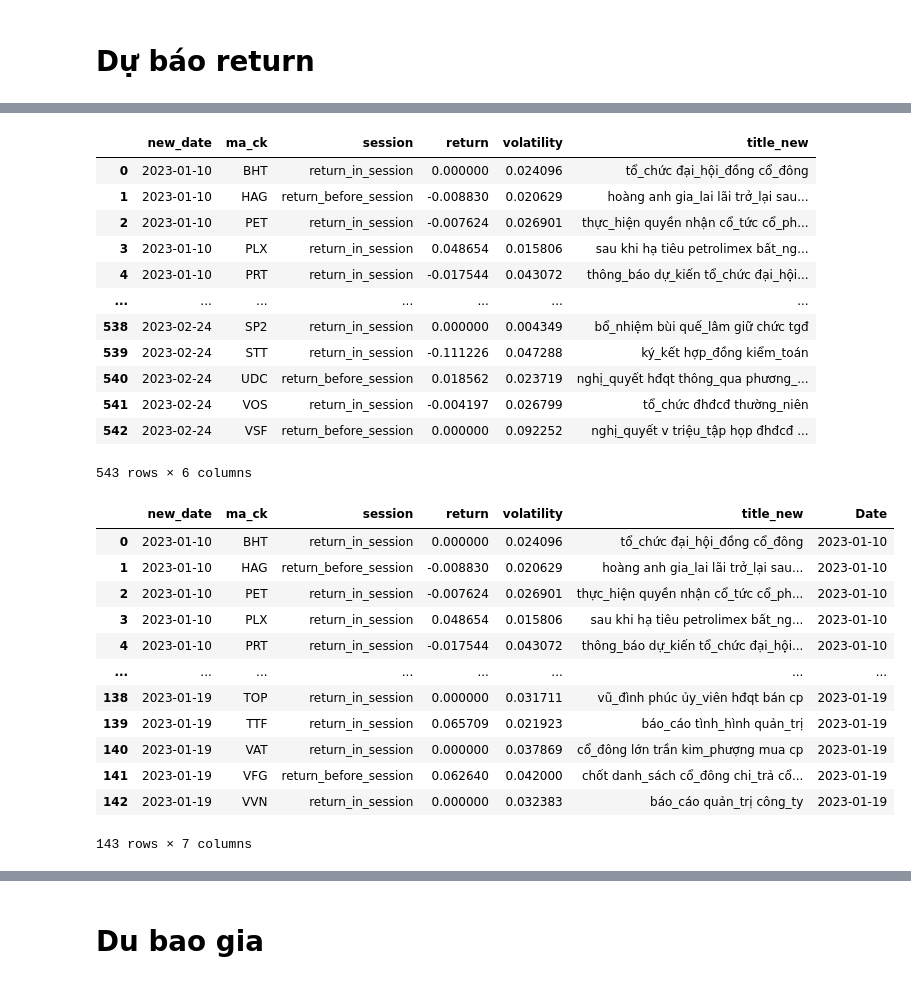
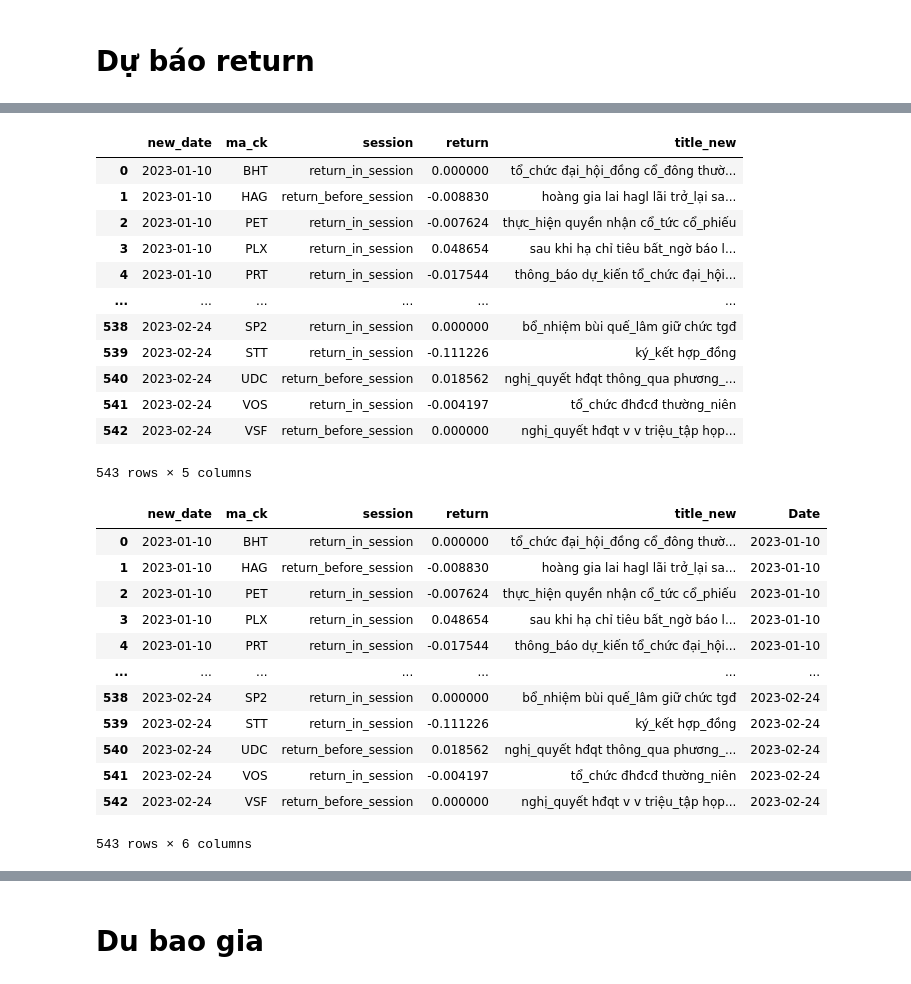
Before and after one commit to ThuLuu1411/NLP-and-Stock-forecast-by-Financial-Sentiments, a Jupyter notebook: notebooks/Step5_Prediction.ipynb, the cells around one changed output, grey strips where cells are left out. Cells and saved outputs as stored; diff of their text form; code cells hidden in the pictures.

```diff
--- a/notebooks/Step5_Prediction.ipynb
+++ b/notebooks/Step5_Prediction.ipynb
@@ -10,3 +8,22 @@ os.chdir(path)
+# %%
+#Tạo đường link
+import sys
+import os
+
+current = os.path.abspath('')
+parent = os.path.dirname(current)
+grandparent = os.path.dirname(parent)
+# %%
+#File path
+
+#Model
+model_file = parent+"/data/processed/regression_model.sav"
+
+#Media data
+input_file = parent+"/data/processed/input_table.csv"
+
+## File stock data
+price_file = parent+'/data/processed/price07_01_2023.xlsx'
 # %% [markdown]
 # Dự báo return
 # %%
@@ -34,38 +51,38 @@ array(['bctc', 'biên_bản', 'biến_động', 'bks', 'bán', 'bán_niên',
 # %%
-data = pd.read_csv('Preprocessing/20230305/input_table.csv')
+data = pd.read_csv(input_file)
 data
 # %% [output]
-|  | new_date | ma_ck | session | return | volatility | title_new |
-| 0 | 2023-01-10 | BHT | return_in_session | 0.000000 | 0.024096 | tổ_chức đại_hội_đồng cổ_đông |
-| 1 | 2023-01-10 | HAG | return_before_session | -0.008830 | 0.020629 | hoàng anh gia_lai lãi trở_lại sau... |
-| 2 | 2023-01-10 | PET | return_in_session | -0.007624 | 0.026901 | thực_hiện quyền nhận cổ_tức cổ_ph... |
-| 3 | 2023-01-10 | PLX | return_in_session | 0.048654 | 0.015806 | sau khi hạ tiêu petrolimex bất_ng... |
-| 4 | 2023-01-10 | PRT | return_in_session | -0.017544 | 0.043072 | thông_báo dự_kiến tổ_chức đại_hội... |
-| ... | ... | ... | ... | ... | ... | ... |
-| 538 | 2023-02-24 | SP2 | return_in_session | 0.000000 | 0.004349 | bổ_nhiệm bùi quế_lâm giữ chức tgđ |
-| 539 | 2023-02-24 | STT | return_in_session | -0.111226 | 0.047288 | ký_kết hợp_đồng kiểm_toán |
-| 540 | 2023-02-24 | UDC | return_before_session | 0.018562 | 0.023719 | nghị_quyết hđqt thông_qua phương_... |
-| 541 | 2023-02-24 | VOS | return_in_session | -0.004197 | 0.026799 | tổ_chức đhđcđ thường_niên |
-| 542 | 2023-02-24 | VSF | return_before_session | 0.000000 | 0.092252 | nghị_quyết v triệu_tập họp đhđcđ ... |
+|  | new_date | ma_ck | session | return | title_new |
+| 0 | 2023-01-10 | BHT | return_in_session | 0.000000 | tổ_chức đại_hội_đồng cổ_đông thườ... |
+| 1 | 2023-01-10 | HAG | return_before_session | -0.008830 | hoàng gia lai hagl lãi trở_lại sa... |
+| 2 | 2023-01-10 | PET | return_in_session | -0.007624 | thực_hiện quyền nhận cổ_tức cổ_phiếu |
+| 3 | 2023-01-10 | PLX | return_in_session | 0.048654 | sau khi hạ chỉ tiêu bất_ngờ báo l... |
+| 4 | 2023-01-10 | PRT | return_in_session | -0.017544 | thông_báo dự_kiến tổ_chức đại_hội... |
+| ... | ... | ... | ... | ... | ... |
+| 538 | 2023-02-24 | SP2 | return_in_session | 0.000000 | bổ_nhiệm bùi quế_lâm giữ chức tgđ |
+| 539 | 2023-02-24 | STT | return_in_session | -0.111226 | ký_kết hợp_đồng |
+| 540 | 2023-02-24 | UDC | return_before_session | 0.018562 | nghị_quyết hđqt thông_qua phương_... |
+| 541 | 2023-02-24 | VOS | return_in_session | -0.004197 | tổ_chức đhđcđ thường_niên |
+| 542 | 2023-02-24 | VSF | return_before_session | 0.000000 | nghị_quyết hđqt v v triệu_tập họp... |
-543 rows × 6 columns
+543 rows × 5 columns
 # %%
 data['Date'] = pd.DatetimeIndex(data['new_date'])
-data = data[data['Date']<'2023-01-20'].reset_index(drop=True)
+data = data.reset_index(drop=True)
 data
 # %% [output]
-|  | new_date | ma_ck | session | return | volatility | title_new | Date |
-| 0 | 2023-01-10 | BHT | return_in_session | 0.000000 | 0.024096 | tổ_chức đại_hội_đồng cổ_đông | 2023-01-10 |
-| 1 | 2023-01-10 | HAG | return_before_session | -0.008830 | 0.020629 | hoàng anh gia_lai lãi trở_lại sau... | 2023-01-10 |
-| 2 | 2023-01-10 | PET | return_in_session | -0.007624 | 0.026901 | thực_hiện quyền nhận cổ_tức cổ_ph... | 2023-01-10 |
-| 3 | 2023-01-10 | PLX | return_in_session | 0.048654 | 0.015806 | sau khi hạ tiêu petrolimex bất_ng... | 2023-01-10 |
-| 4 | 2023-01-10 | PRT | return_in_session | -0.017544 | 0.043072 | thông_báo dự_kiến tổ_chức đại_hội... | 2023-01-10 |
-| ... | ... | ... | ... | ... | ... | ... | ... |
-| 138 | 2023-01-19 | TOP | return_in_session | 0.000000 | 0.031711 | vũ_đình phúc ủy_viên hđqt bán cp | 2023-01-19 |
-| 139 | 2023-01-19 | TTF | return_in_session | 0.065709 | 0.021923 | báo_cáo tình_hình quản_trị | 2023-01-19 |
-| 140 | 2023-01-19 | VAT | return_in_session | 0.000000 | 0.037869 | cổ_đông lớn trần kim_phượng mua cp | 2023-01-19 |
-| 141 | 2023-01-19 | VFG | return_before_session | 0.062640 | 0.042000 | chốt danh_sách cổ_đông chi_trả cổ... | 2023-01-19 |
-| 142 | 2023-01-19 | VVN | return_in_session | 0.000000 | 0.032383 | báo_cáo quản_trị công_ty | 2023-01-19 |
+|  | new_date | ma_ck | session | return | title_new | Date |
+| 0 | 2023-01-10 | BHT | return_in_session | 0.000000 | tổ_chức đại_hội_đồng cổ_đông thườ... | 2023-01-10 |
+| 1 | 2023-01-10 | HAG | return_before_session | -0.008830 | hoàng gia lai hagl lãi trở_lại sa... | 2023-01-10 |
+| 2 | 2023-01-10 | PET | return_in_session | -0.007624 | thực_hiện quyền nhận cổ_tức cổ_phiếu | 2023-01-10 |
+| 3 | 2023-01-10 | PLX | return_in_session | 0.048654 | sau khi hạ chỉ tiêu bất_ngờ báo l... | 2023-01-10 |
+| 4 | 2023-01-10 | PRT | return_in_session | -0.017544 | thông_báo dự_kiến tổ_chức đại_hội... | 2023-01-10 |
+| ... | ... | ... | ... | ... | ... | ... |
+| 538 | 2023-02-24 | SP2 | return_in_session | 0.000000 | bổ_nhiệm bùi quế_lâm giữ chức tgđ | 2023-02-24 |
+| 539 | 2023-02-24 | STT | return_in_session | -0.111226 | ký_kết hợp_đồng | 2023-02-24 |
+| 540 | 2023-02-24 | UDC | return_before_session | 0.018562 | nghị_quyết hđqt thông_qua phương_... | 2023-02-24 |
+| 541 | 2023-02-24 | VOS | return_in_session | -0.004197 | tổ_chức đhđcđ thường_niên | 2023-02-24 |
+| 542 | 2023-02-24 | VSF | return_before_session | 0.000000 | nghị_quyết hđqt v v triệu_tập họp... | 2023-02-24 |
-143 rows × 7 columns
+543 rows × 6 columns
 # %%
 dummies = pd.get_dummies(data['ma_ck'])
 dummies
```
Also changed, not shown: parts of 21 cells of this notebook, 10 other files.
